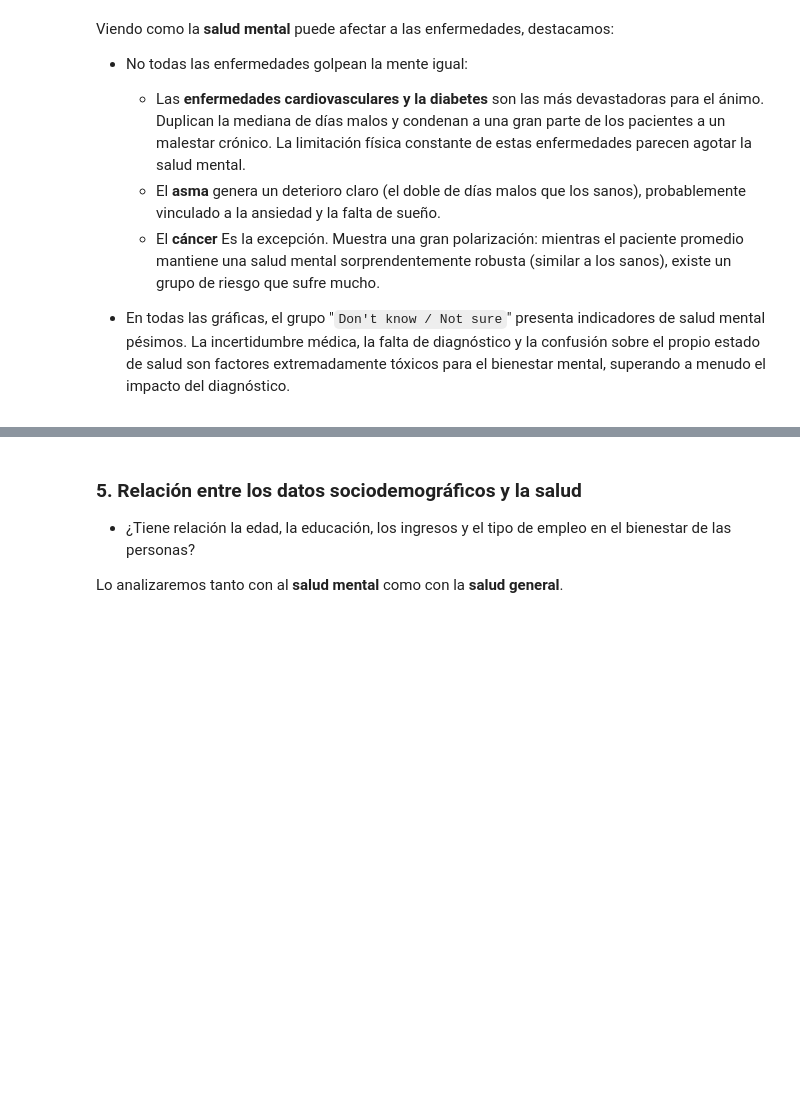
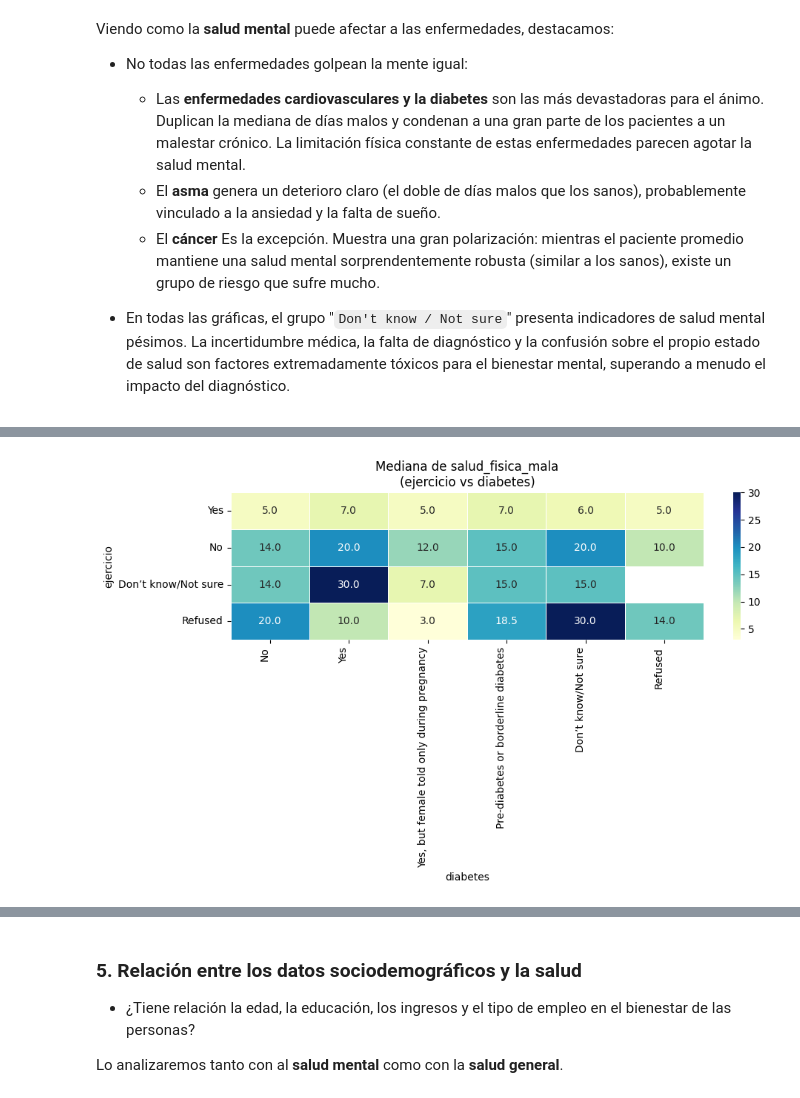
Before and after one commit to somm14/projects-evolve, a Jupyter notebook: EDA/notebooks/04_Visualizaciones_y_analisis.ipynb, the cells around one changed output, grey strips where cells are left out. Drawn from its saved outputs; the diff is of its cells as text; code cells hidden in the pictures; blank space fills up the shorter version.

```diff
--- a/EDA/notebooks/04_Visualizaciones_y_analisis.ipynb
+++ b/EDA/notebooks/04_Visualizaciones_y_analisis.ipynb
@@ -352,0 +375,4 @@ Index(['ejercicio', 'asma', 'cancer', 'grupo_edad', 'ingresos', 'educacion',
+# %%
+heatmap_trivariante(df, 'ejercicio', 'diabetes', 'salud_fisica_mala', orden_categorias)
+# %% [output]
+[figure, added]
```
Also changed, not shown: parts of 11 cells of this notebook, 1 other file.
